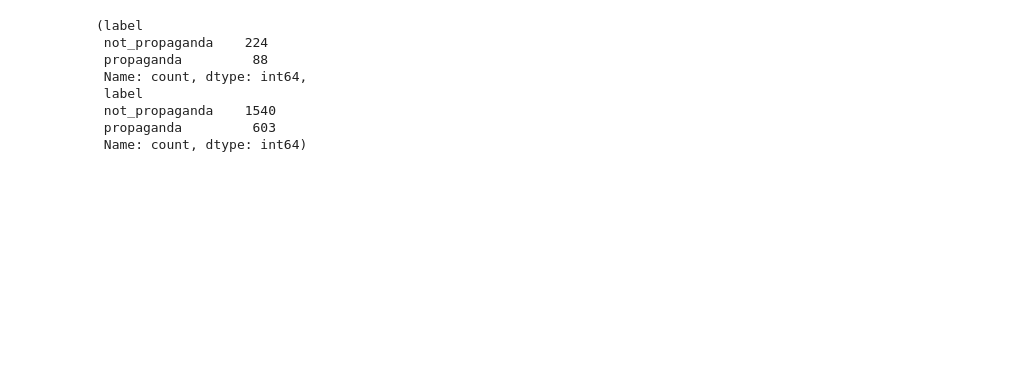
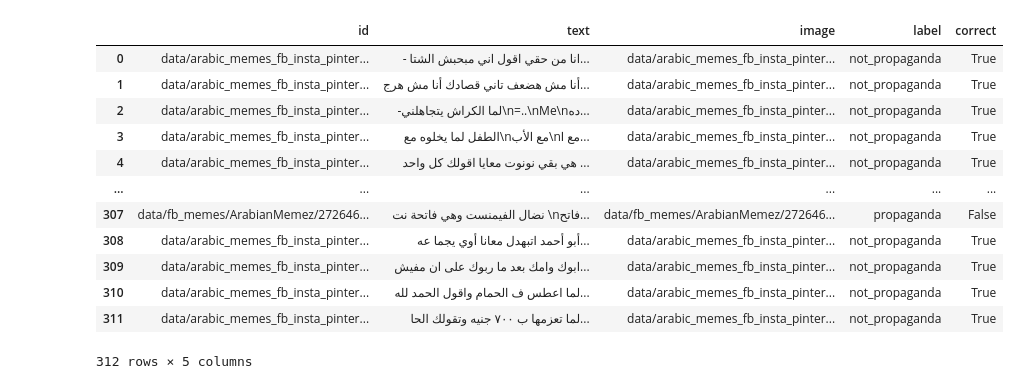
Before and after one commit to KevinMathewT/multimodal-propaganda-meme-classification, a Jupyter notebook: analysis/analyze2.ipynb, the cells around one changed output. Drawn from its saved outputs; the diff is of its cells as text; code cells hidden in the pictures; blank space fills up the shorter version.

```diff
--- a/analysis/analyze2.ipynb
+++ b/analysis/analyze2.ipynb
@@ -25,13 +25,19 @@ train = read_data("../data/arabic_memes_propaganda_araieval_24_train.json")
 labels = read_data("../data/arabic_memes_propaganda_araieval_24_dev.json")
 preds = pd.read_csv("task2C_kevinmathew 2.tsv", sep='\t')
 # %%
-labels.label.value_counts(), train.label.value_counts()
+labels["correct"] = labels["label"] == preds["label"]
+labels
 # %% [output]
+|  | id | text | image | label | correct |
+| 0 | data/arabic_memes_fb_insta_pinter... | - انا من حقي اقول اني مبحبش الشتا... | data/arabic_memes_fb_insta_pinter... | not_propaganda | True |
+| 1 | data/arabic_memes_fb_insta_pinter... | أنا مش هضعف تاني قصادك أنا مش هرج... | data/arabic_memes_fb_insta_pinter... | not_propaganda | True |
+| 2 | data/arabic_memes_fb_insta_pinter... | -لما الكراش يتجاهلني\n=..\nMe\nده... | data/arabic_memes_fb_insta_pinter... | not_propaganda | True |
+| 3 | data/arabic_memes_fb_insta_pinter... | الطفل لما يخلوه مع\nمع الأب\nمع ا... | data/arabic_memes_fb_insta_pinter... | not_propaganda | True |
+| 4 | data/arabic_memes_fb_insta_pinter... | هي بقي نونوت معايا اقولك كل واحد ... | data/arabic_memes_fb_insta_pinter... | not_propaganda | True |
+| ... | ... | ... | ... | ... | ... |
+| 307 | data/fb_memes/ArabianMemez/272646... | نضال الفيمنست وهي فاتحة نت \nفاتح... | data/fb_memes/ArabianMemez/272646... | propaganda | False |
+| 308 | data/arabic_memes_fb_insta_pinter... | أبو أحمد اتبهدل معانا أوي يجما عه... | data/arabic_memes_fb_insta_pinter... | not_propaganda | True |
+| 309 | data/arabic_memes_fb_insta_pinter... | ابوك وامك بعد ما ربوك على ان مفيش... | data/arabic_memes_fb_insta_pinter... | not_propaganda | True |
+| 310 | data/arabic_memes_fb_insta_pinter... | لما اعطس ف الحمام واقول الحمد لله... | data/arabic_memes_fb_insta_pinter... | not_propaganda | True |
+| 311 | data/arabic_memes_fb_insta_pinter... | لما تعزمها ب ٧٠٠ جنيه وتقولك الحا... | data/arabic_memes_fb_insta_pinter... | not_propaganda | True |
-(label
- not_propaganda    224
- propaganda         88
- Name: count, dtype: int64,
- label
- not_propaganda    1540
- propaganda         603
- Name: count, dtype: int64)
+312 rows × 5 columns
```
Also changed, not shown: parts of 1 cell of this notebook, 1 other file.
